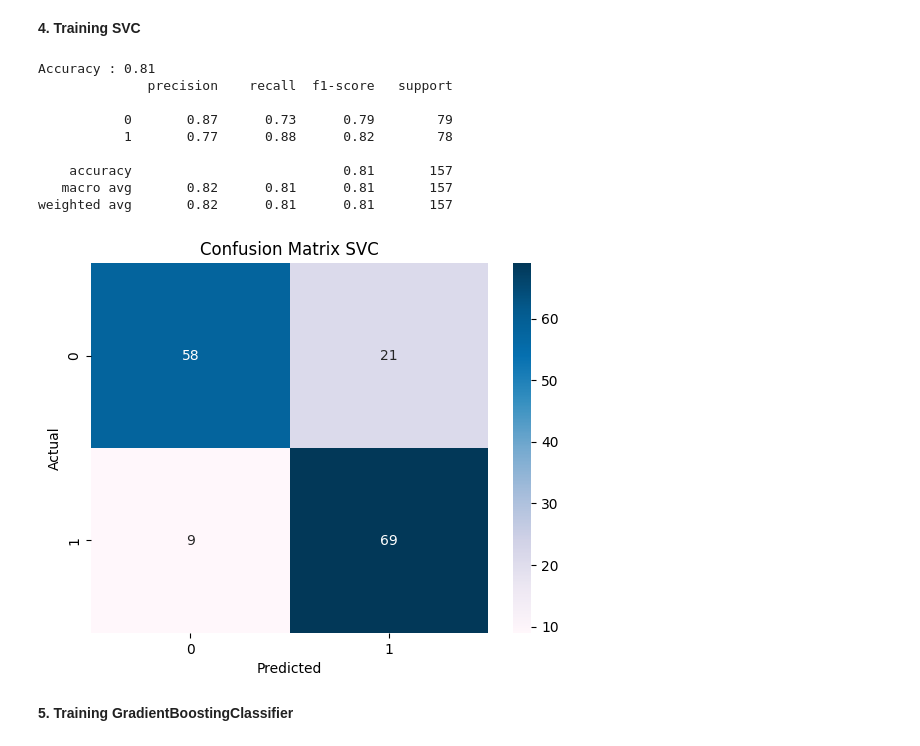
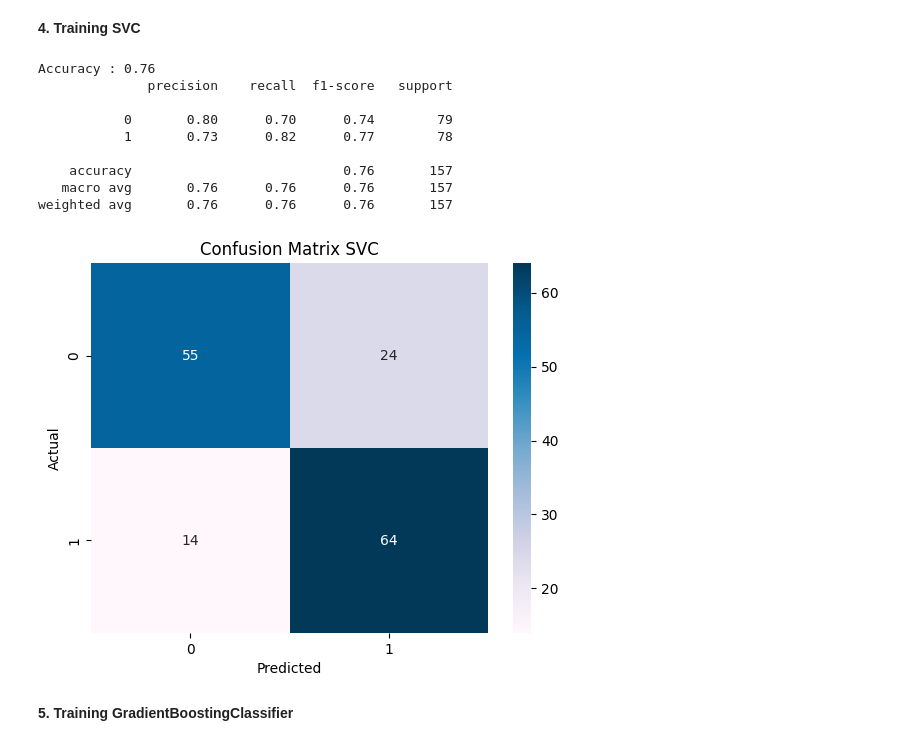
Before and after one commit to murithidenisgitobu/Sepsis-Predictor, a Jupyter notebook: Notebook.ipynb, the cells around one changed output. Drawn from its saved outputs; the diff is of its cells as text; code cells hidden in the pictures.

```diff
--- a/Notebook.ipynb
+++ b/Notebook.ipynb
@@ -676,40 +676,40 @@ weighted avg       0.69      0.69      0.69       157
 # %%
 # Training xgb pipeline
 svc_pipeline = Pipeline(steps=[
     ('preprocessor', preprocessor),
     ('SVC', SVC(random_state=0, gamma='auto', probability=True))
 ])
 
 svc_pipeline.fit(X_train, y_train_encoded)
 
 # Predict
-y_pred_svc = xgb_pipeline.predict(X_test)
+y_pred_svc = svc_pipeline.predict(X_test)
 
 # Accuracy
 svc_accuracy = round(accuracy_score(y_test_encoded, y_pred_svc),2)
 print(f'Accuracy : {svc_accuracy}')
 
 # Classification Report
 print(classification_report(y_test_encoded, y_pred_svc))
 
 # Confusion Matrix
 
 sns.heatmap(confusion_matrix(y_test_encoded, y_pred_svc), annot=True, cmap='PuBu')
 plt.xlabel('Predicted')
 plt.ylabel('Actual')
 plt.title('Confusion Matrix SVC')
 plt.show()
 # %% [output]
-Accuracy : 0.81
+Accuracy : 0.76
               precision    recall  f1-score   support
 
-           0       0.87      0.73      0.79        79
-           1       0.77      0.88      0.82        78
+           0       0.80      0.70      0.74        79
+           1       0.73      0.82      0.77        78
 
-    accuracy                           0.81       157
-   macro avg       0.82      0.81      0.81       157
-weighted avg       0.82      0.81      0.81       157
+    accuracy                           0.76       157
+   macro avg       0.76      0.76      0.76       157
+weighted avg       0.76      0.76      0.76       157
-[figure, old version]
+[figure, new version]
 # %% [markdown]
 **5. Training GradientBoostingClassifier**
 # %%
```
Also changed, not shown: parts of 22 cells of this notebook, 3 other files.
